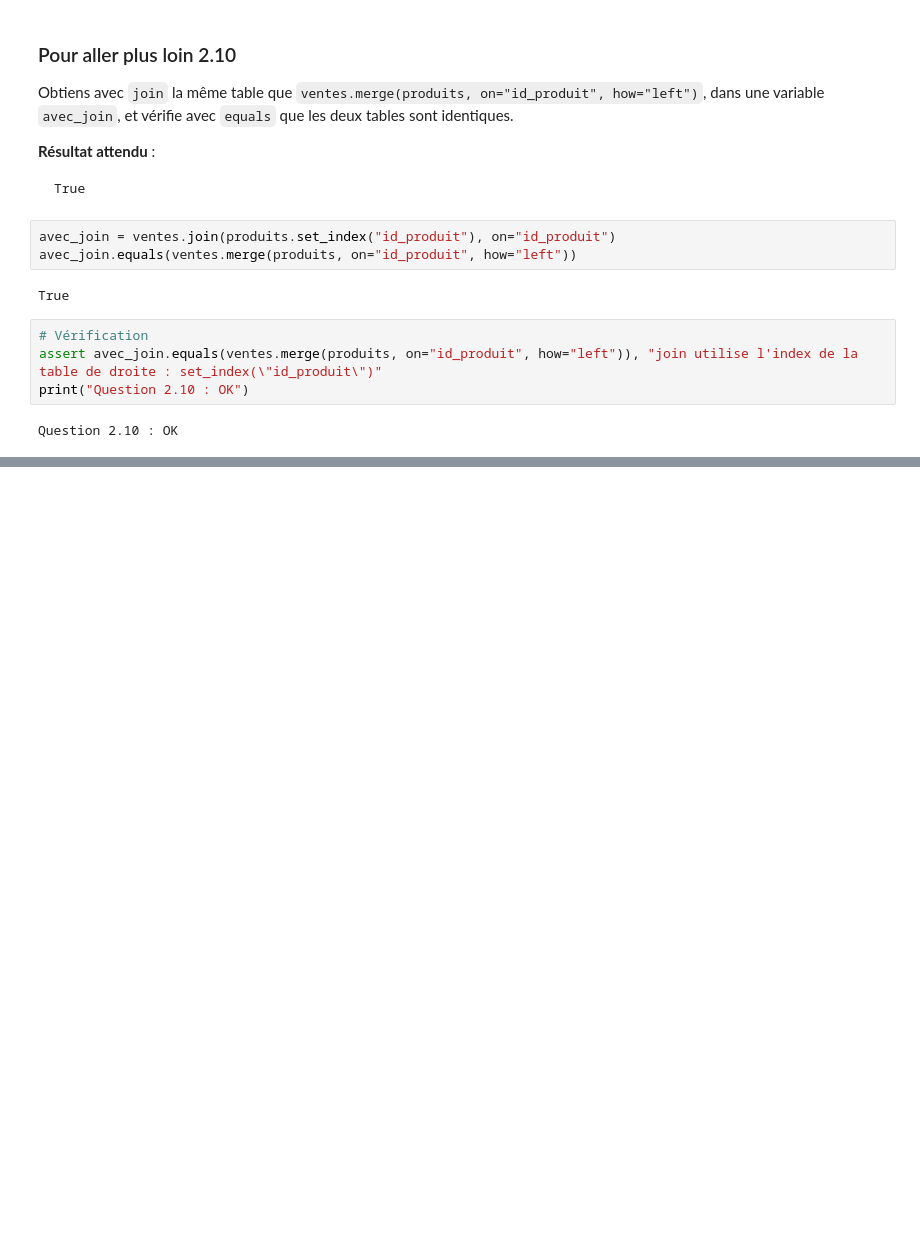
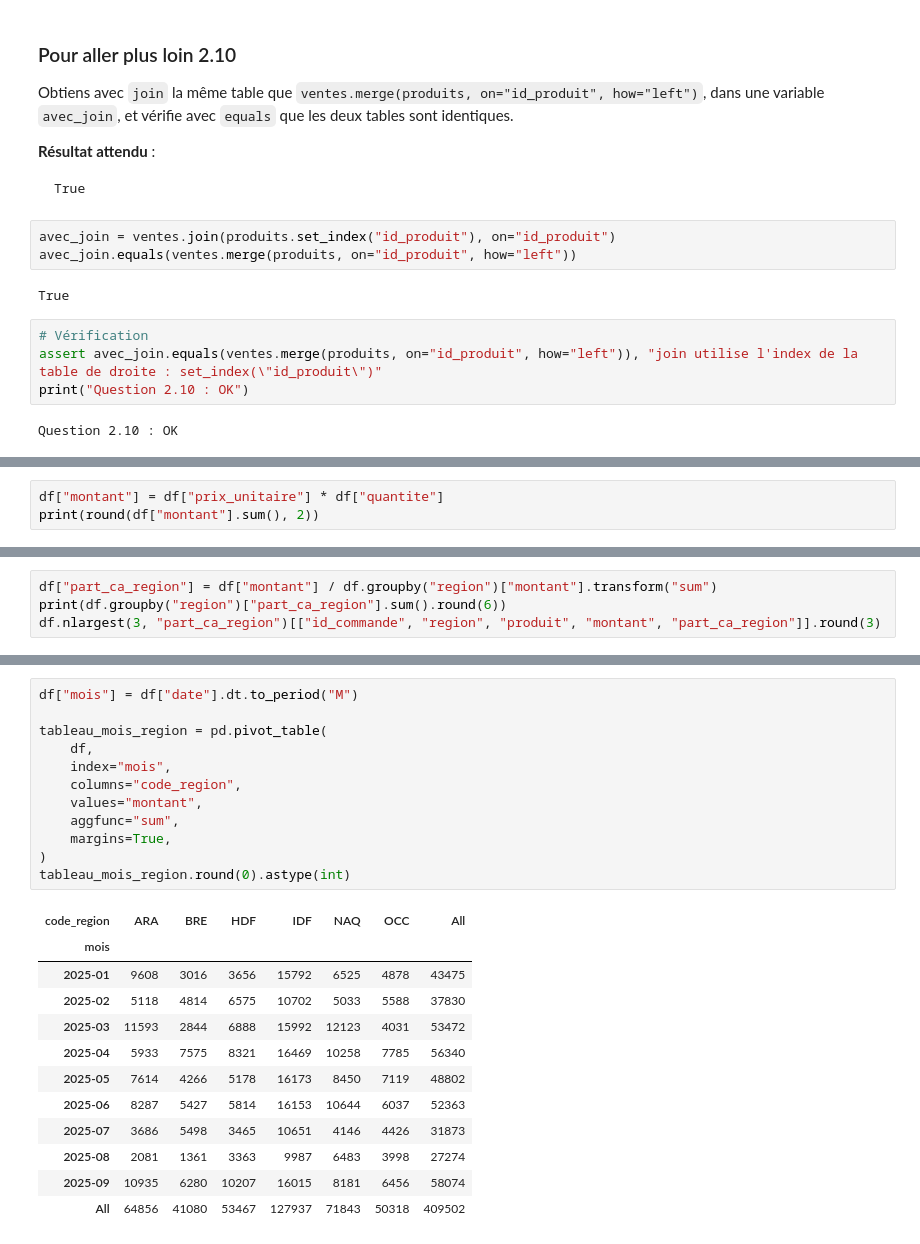
Before and after one commit to ardev2/formation-analyse-donnees-python, a Jupyter notebook: corrections/exercices/tp03-indicateurs/tp03_corrige.ipynb, the cells around one changed output, grey strips where cells are left out. Saved outputs shown, nothing was run; the diff lists cells and outputs as text; blank space fills up the shorter version.

```diff
--- a/corrections/exercices/tp03-indicateurs/tp03_corrige.ipynb
+++ b/corrections/exercices/tp03-indicateurs/tp03_corrige.ipynb
@@ -854,0 +871,3 @@ Question 2.10 : OK
+# %%
+df["montant"] = df["prix_unitaire"] * df["quantite"]
+print(round(df["montant"].sum(), 2))
@@ -854,0 +1147,4 @@ Question 2.10 : OK
+# %%
+df["part_ca_region"] = df["montant"] / df.groupby("region")["montant"].transform("sum")
+print(df.groupby("region")["part_ca_region"].sum().round(6))
+df.nlargest(3, "part_ca_region")[["id_commande", "region", "produit", "montant", "part_ca_region"]].round(3)
@@ -854,0 +1296,25 @@ Question 2.10 : OK
+# %%
+df["mois"] = df["date"].dt.to_period("M")
+
+tableau_mois_region = pd.pivot_table(
+    df,
+    index="mois",
+    columns="code_region",
+    values="montant",
+    aggfunc="sum",
+    margins=True,
+)
+tableau_mois_region.round(0).astype(int)
+# %% [output]
+| code_region | ARA | BRE | HDF | IDF | NAQ | OCC | All |
+| mois |  |  |  |  |  |  |  |
+| 2025-01 | 9608 | 3016 | 3656 | 15792 | 6525 | 4878 | 43475 |
+| 2025-02 | 5118 | 4814 | 6575 | 10702 | 5033 | 5588 | 37830 |
+| 2025-03 | 11593 | 2844 | 6888 | 15992 | 12123 | 4031 | 53472 |
+| 2025-04 | 5933 | 7575 | 8321 | 16469 | 10258 | 7785 | 56340 |
+| 2025-05 | 7614 | 4266 | 5178 | 16173 | 8450 | 7119 | 48802 |
+| 2025-06 | 8287 | 5427 | 5814 | 16153 | 10644 | 6037 | 52363 |
+| 2025-07 | 3686 | 5498 | 3465 | 10651 | 4146 | 4426 | 31873 |
+| 2025-08 | 2081 | 1361 | 3363 | 9987 | 6483 | 3998 | 27274 |
+| 2025-09 | 10935 | 6280 | 10207 | 16015 | 8181 | 6456 | 58074 |
+| All | 64856 | 41080 | 53467 | 127937 | 71843 | 50318 | 409502 |
```
Also changed, not shown: parts of 49 cells of this notebook.
